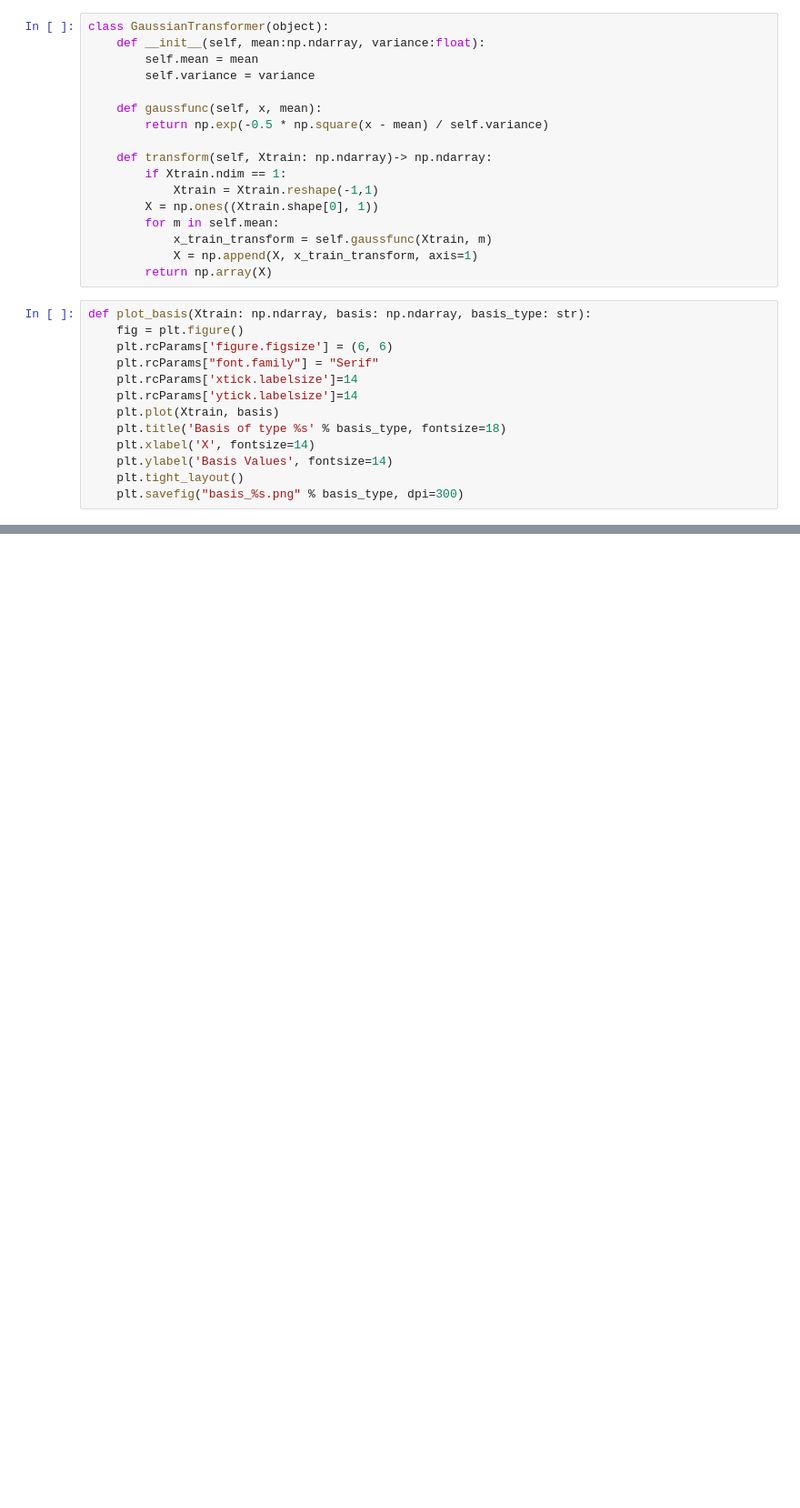
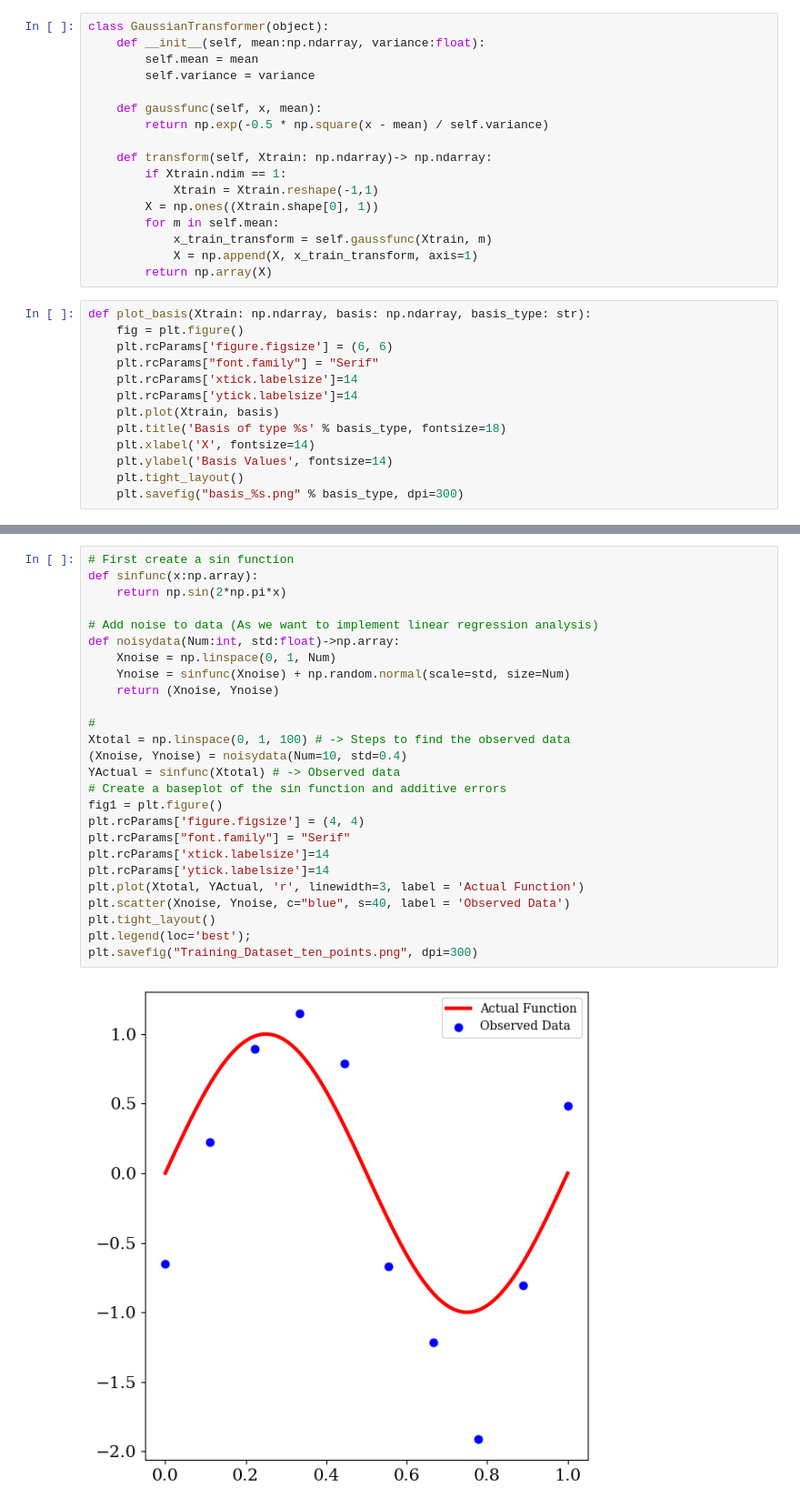
Before and after one commit to ParisaToofani/MurphyBook, a Jupyter notebook: Regression_Base.ipynb, the cells around one changed output, grey strips where cells are left out. Shown: that part at 91% size. Cells and saved outputs as stored; diff of their text form; blank space fills up the shorter version.

```diff
--- a/Regression_Base.ipynb
+++ b/Regression_Base.ipynb
@@ -291,0 +322,28 @@ plot_basis(xtrain, Gaussianbasis, 'Gaussian')
+# %%
+# First create a sin function
+def sinfunc(x:np.array):
+    return np.sin(2*np.pi*x)
+
+# Add noise to data (As we want to implement linear regression analysis)
+def noisydata(Num:int, std:float)->np.array:
+    Xnoise = np.linspace(0, 1, Num)
+    Ynoise = sinfunc(Xnoise) + np.random.normal(scale=std, size=Num)
+    return (Xnoise, Ynoise)
+
+#
+Xtotal = np.linspace(0, 1, 100) # -> Steps to find the observed data
+(Xnoise, Ynoise) = noisydata(Num=10, std=0.4)
+YActual = sinfunc(Xtotal) # -> Observed data
+# Create a baseplot of the sin function and additive errors
+fig1 = plt.figure()
+plt.rcParams['figure.figsize'] = (4, 4)
+plt.rcParams["font.family"] = "Serif"
+plt.rcParams['xtick.labelsize']=14
+plt.rcParams['ytick.labelsize']=14
+plt.plot(Xtotal, YActual, 'r', linewidth=3, label = 'Actual Function')
+plt.scatter(Xnoise, Ynoise, c="blue", s=40, label = 'Observed Data')
+plt.tight_layout()
+plt.legend(loc='best');
+plt.savefig("Training_Dataset_ten_points.png", dpi=300)
+# %% [output]
+[figure, added]
```
Also changed, not shown: parts of 7 cells of this notebook, 3 other files.
